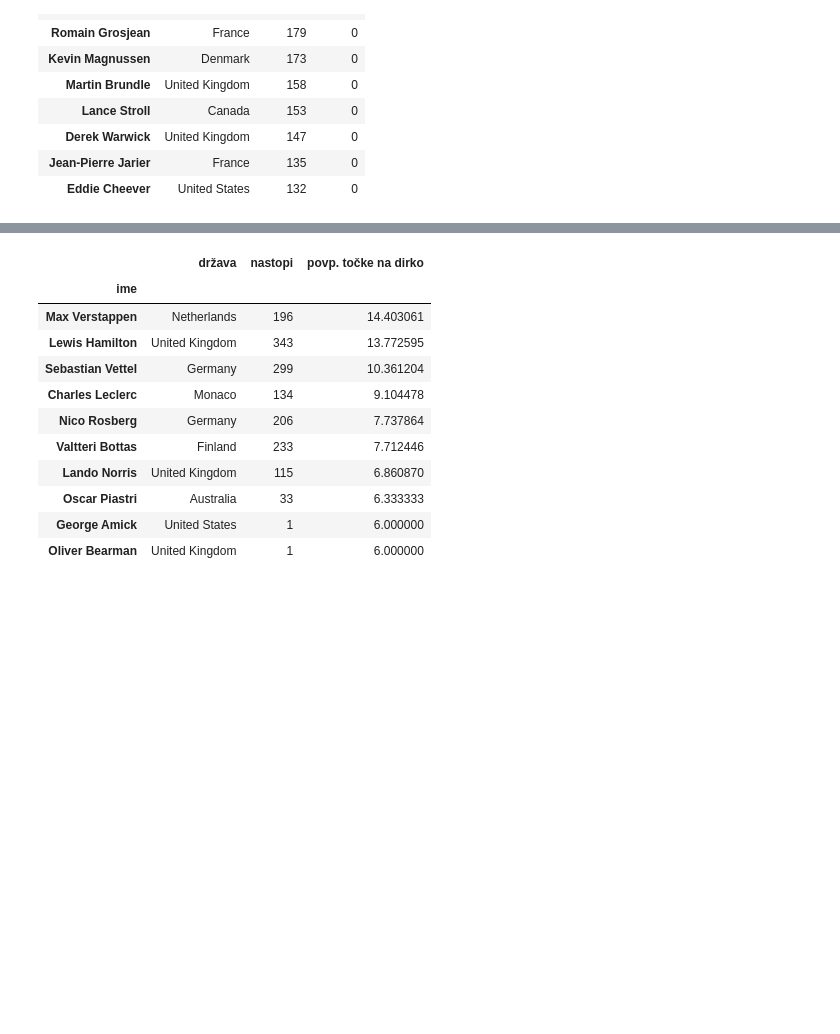
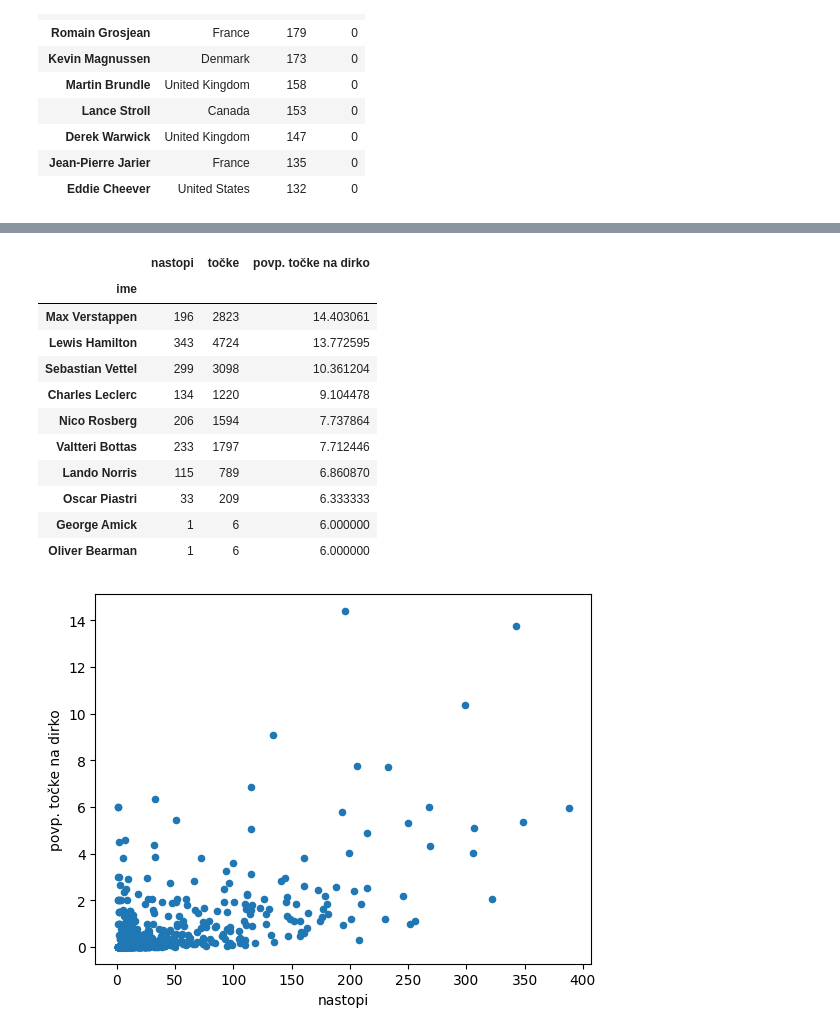
Before and after one commit to ZigaObradovic/F1_Vozniki, a Jupyter notebook: analiza_voznikov.ipynb, the cells around one changed output, grey strips where cells are left out. Drawn from its saved outputs; the diff is of its cells as text; code cells hidden in the pictures; blank space fills up the shorter version.

```diff
--- a/analiza_voznikov.ipynb
+++ b/analiza_voznikov.ipynb
@@ -9,6 +9,7 @@ pd.set_option("display.max_rows", 10)
 
 
 VOZNIKI = pd.read_csv("F1_podatki/F1_drivers.csv", index_col="ime")
+VOZNIKI_DODATNO = pd.read_csv("F1_podatki/F1_drivers_dodatno.csv", index_col="ime")
 # %%
 VOZNIKI
 # %% [output]
@@ -71,17 +82,20 @@ najvec_stopnick_brez_zmage[['stopničke', 'zmage', 'druga mesta', 'tretja mesta'
 # %%
-podtabela = VOZNIKI.copy()
-podtabela['povp. točke na dirko'] = VOZNIKI['točke'] / VOZNIKI['nastopi']
-podtabela.sort_values("povp. točke na dirko", ascending=False)[['država', 'nastopi', 'povp. točke na dirko']].head(10)
+VOZNIKI_DODATNO["točke"] = VOZNIKI["točke"]
+VOZNIKI['povp. točke na dirko'] = VOZNIKI['točke'] / VOZNIKI['nastopi']
+VOZNIKI_DODATNO["povp. točke na dirko"] = VOZNIKI["povp. točke na dirko"].apply(round)
+VOZNIKI.plot.scatter('nastopi', 'povp. točke na dirko')
+VOZNIKI.sort_values("povp. točke na dirko", ascending=False)[['nastopi', 'točke', 'povp. točke na dirko']].head(10)
 # %% [output]
-|  | država | nastopi | povp. točke na dirko |
+|  | nastopi | točke | povp. točke na dirko |
 | ime |  |  |  |
-| Max Verstappen | Netherlands | 196 | 14.403061 |
-| Lewis Hamilton | United Kingdom | 343 | 13.772595 |
-| Sebastian Vettel | Germany | 299 | 10.361204 |
-| Charles Leclerc | Monaco | 134 | 9.104478 |
-| Nico Rosberg | Germany | 206 | 7.737864 |
-| Valtteri Bottas | Finland | 233 | 7.712446 |
-| Lando Norris | United Kingdom | 115 | 6.860870 |
-| Oscar Piastri | Australia | 33 | 6.333333 |
-| George Amick | United States | 1 | 6.000000 |
-| Oliver Bearman | United Kingdom | 1 | 6.000000 |
+| Max Verstappen | 196 | 2823 | 14.403061 |
+| Lewis Hamilton | 343 | 4724 | 13.772595 |
+| Sebastian Vettel | 299 | 3098 | 10.361204 |
+| Charles Leclerc | 134 | 1220 | 9.104478 |
+| Nico Rosberg | 206 | 1594 | 7.737864 |
+| Valtteri Bottas | 233 | 1797 | 7.712446 |
+| Lando Norris | 115 | 789 | 6.860870 |
+| Oscar Piastri | 33 | 209 | 6.333333 |
+| George Amick | 1 | 6 | 6.000000 |
+| Oliver Bearman | 1 | 6 | 6.000000 |
+[figure, added]
```
Also changed, not shown: parts of 8 cells of this notebook.
